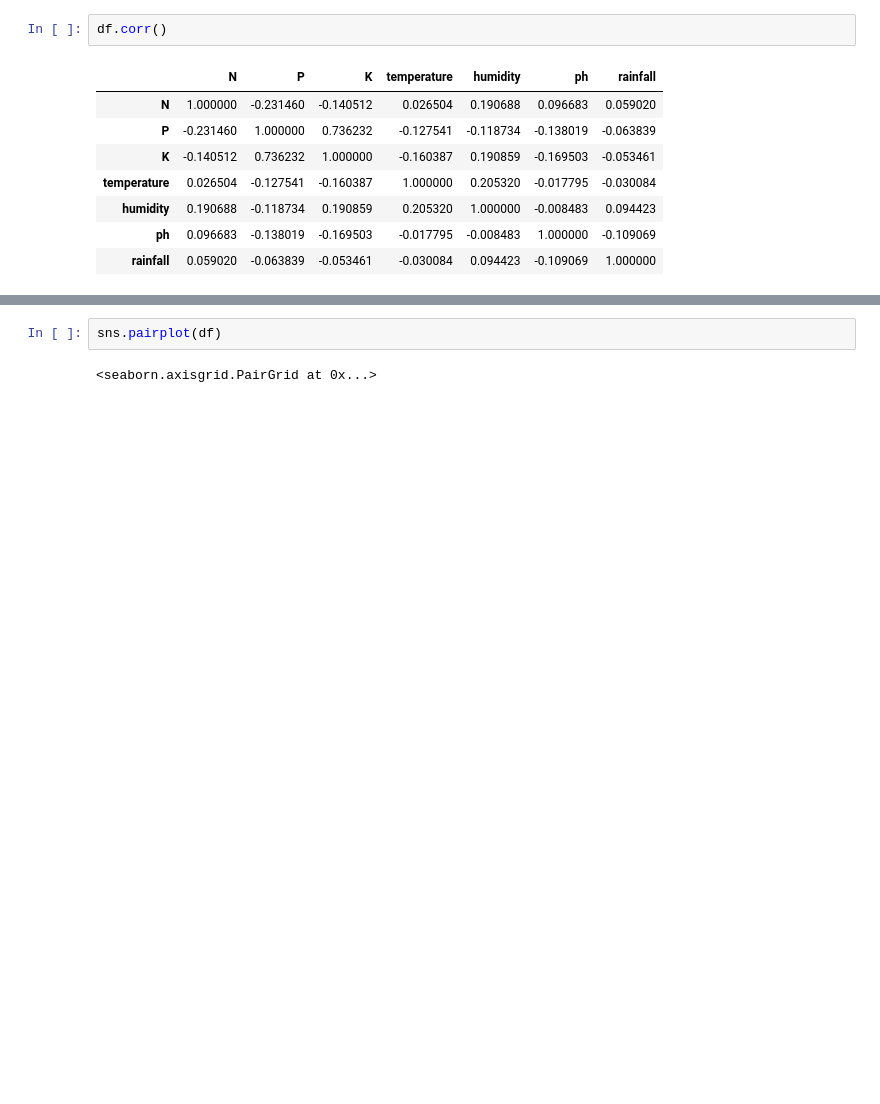
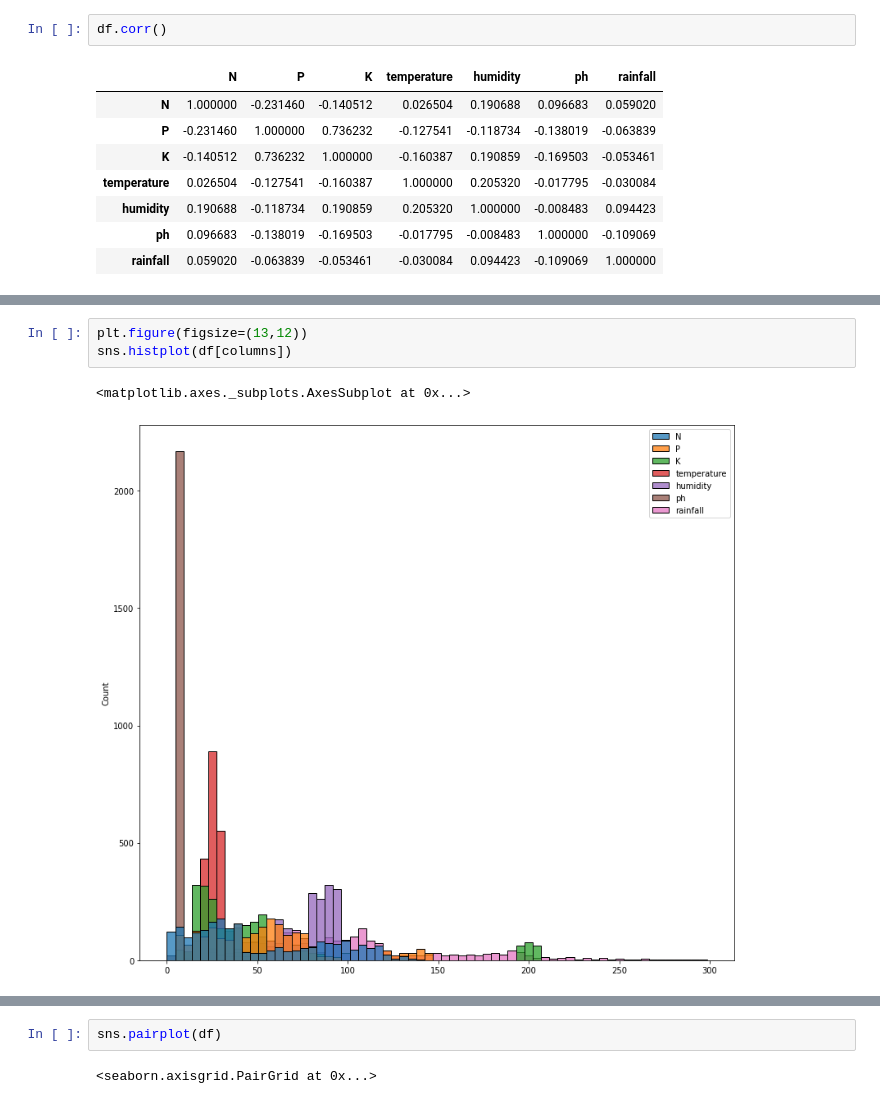
Before and after one commit to Sairam-04/Crop-Recommendation-System-Using-Deep-Learning, a Jupyter notebook: Crop_Recommendation.ipynb, the cells around one changed output, grey strips where cells are left out. Saved outputs shown, nothing was run; the diff lists cells and outputs as text; blank space fills up the shorter version.

```diff
--- a/Crop_Recommendation.ipynb
+++ b/Crop_Recommendation.ipynb
@@ -114,0 +143,6 @@ sns.heatmap(df.corr(), annot=True, cmap='tab20',ax=ax )
+# %%
+plt.figure(figsize=(13,12))
+sns.histplot(df[columns])
+# %% [output]
+<matplotlib.axes._subplots.AxesSubplot at 0x...>
+[figure, added]
```
Also changed, not shown: parts of 55 cells of this notebook.
